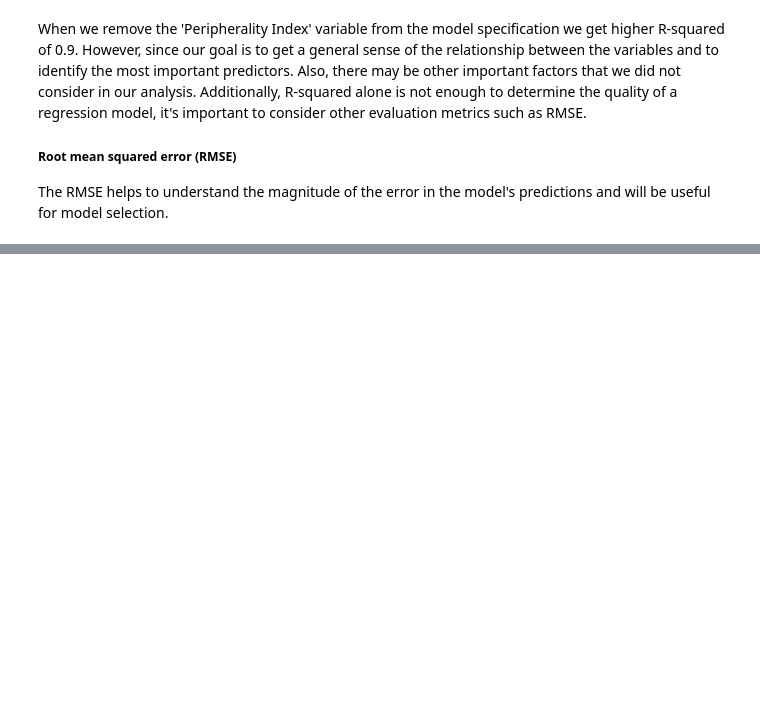
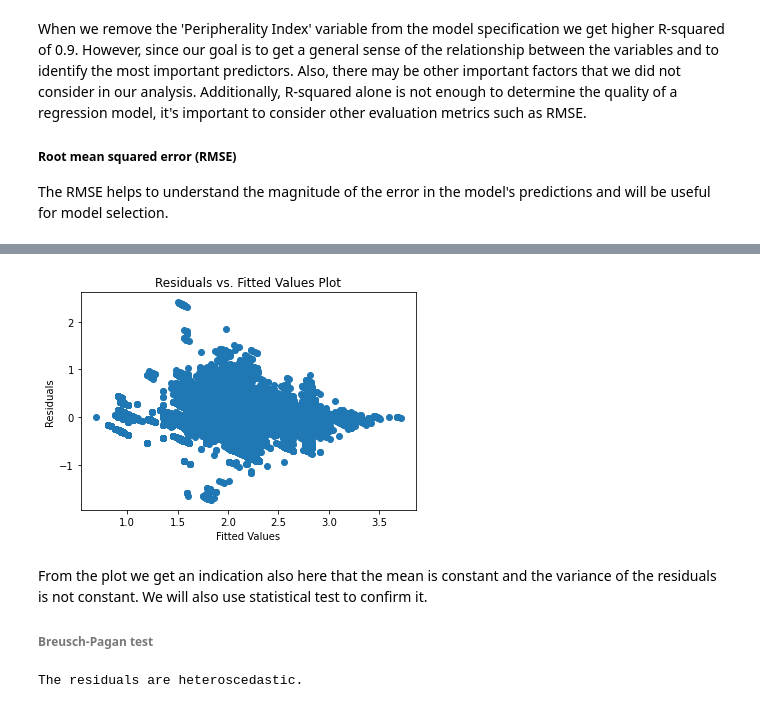
Before and after one commit to isrkan/Competitive_Price_Intelligence, a Jupyter notebook: Estimating_determinants_of_food_prices_using_regression_models.ipynb, the cells around one changed output, grey strips where cells are left out. Saved outputs shown, nothing was run; the diff lists cells and outputs as text; code cells hidden in the pictures; blank space fills up the shorter version.

Commit message:
Adding analysis of WLS and GLS models

```diff
--- a/Estimating_determinants_of_food_prices_using_regression_models.ipynb
+++ b/Estimating_determinants_of_food_prices_using_regression_models.ipynb
@@ -40,7 +41,7 @@ categories = ["rice","pasta"]
 date = '2019-07-15'
 # %%
 # Import the store data
-Store_data = pd.read_csv('C:/Documents/datasets/Store_data_git.csv')
+Store_data = pd.read_csv('C:/Users/Israel/Documents/subjects/thesis/data/other datasets/Store_data_git.csv')
 Store_data = Store_data[['StoreID','CityName','DistrictID', 'DistrictName', 'SubDistrictID', 'SubDistrictName','StoreType','LocationType','StatisticalArea','SocioEconomicCity','PeripheralityIndex']]
 
 
@@ -57,6 +58,7 @@ for category in categories:
 date_df = pd.concat(date_df)
 #merge with the store data
 date_df = date_df.merge(Store_data, on=['StoreID'], how='left')
+#date_df = date_df[:10000]
 date_df[:5]
 # %% [output]
 |  | Barcode | ProductDescription | Manufacturer | Category | ChainID | ChainName | SubChainID | SubChainName | ... |
@@ -472,0 +526,15 @@ The RMSE that we get here can indicate that the model is able to predict the pri
+# %%
+categorical_X = clean_data[['Manufacturer_fact','StoreType','CityName','LocationType']]
+categorical_X = pd.get_dummies(categorical_X, drop_first=True)
+X_clean = pd.concat([categorical_X, clean_data[['SocioEconomicCity','PeripheralityIndex']]], axis=1)
+y_clean = clean_data['FinalPrice']
+
+# Fit the OLS model to get the residuals to define the weight function and calculate their variance
+model_ols = OLS(y_clean, X_clean)
+results_ols = model_ols.fit()
+residuals = results_ols.resid
+residual_var = np.var(residuals)
+weights = 1/residual_var
+
+model_wls = WLS(y_clean, X_clean, weights=weights)
+results_wls = model_wls.fit()
@@ -472,0 +547,21 @@ The RMSE that we get here can indicate that the model is able to predict the pri
+# %%
+# Plotting the residuals vs. fitted values plot
+plt.scatter(results_wls.fittedvalues, results_wls.resid)
+plt.xlabel('Fitted Values')
+plt.ylabel('Residuals')
+plt.title('Residuals vs. Fitted Values Plot')
+plt.show()
+# %% [output]
+[figure, added]
+# %% [markdown]
+From the plot we get an indication also here that the mean is constant and the variance of the residuals is not constant. We will also use statistical test to confirm it.
+
+###### Breusch-Pagan test
+# %%
+_, pval, _, _ = het_breuschpagan(results_wls.resid, results_wls.model.exog)
+if pval < 0.05:
+    print("The residuals are heteroscedastic.")
+else:
+    print("The residuals are homoscedastic.")
+# %% [output]
+The residuals are heteroscedastic.
```
Also changed, not shown: parts of 60 cells of this notebook.
